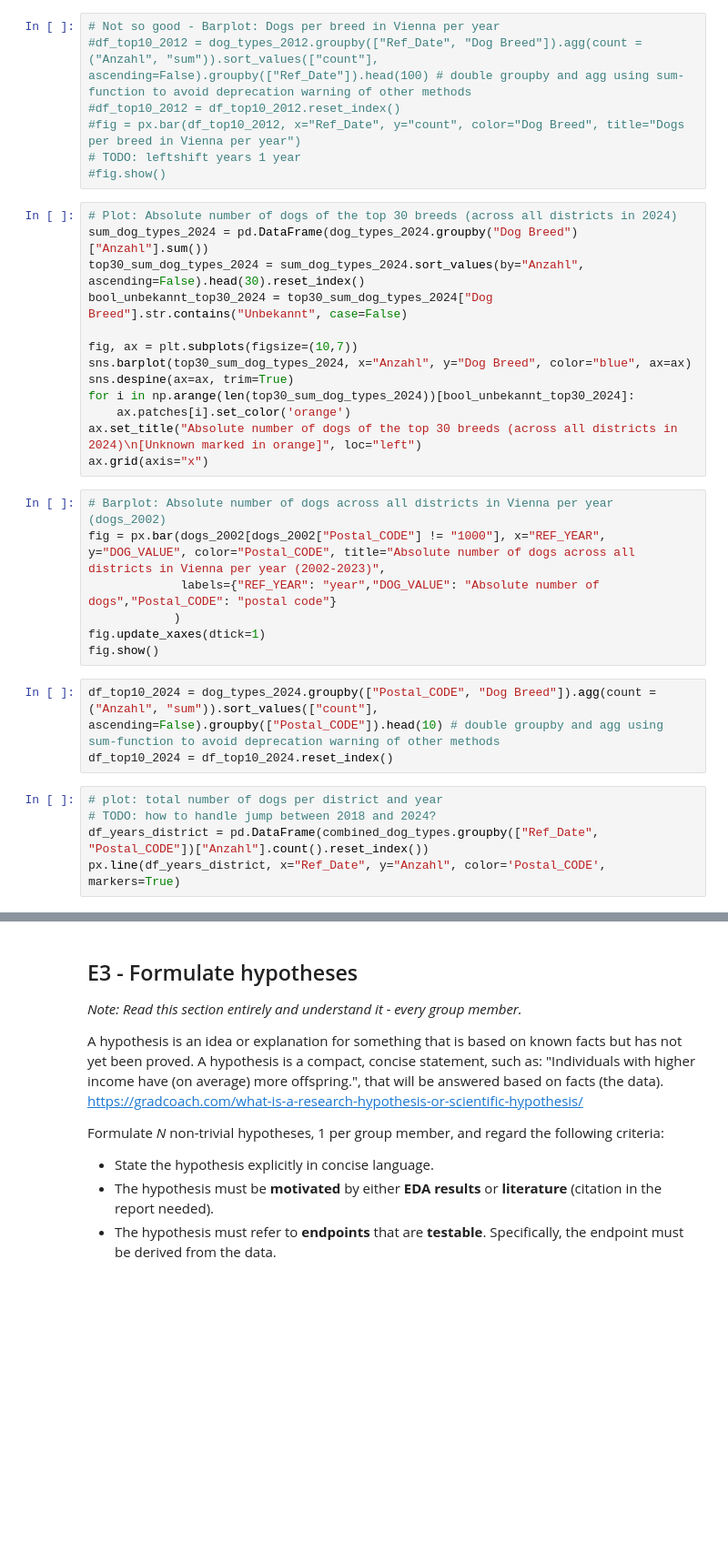
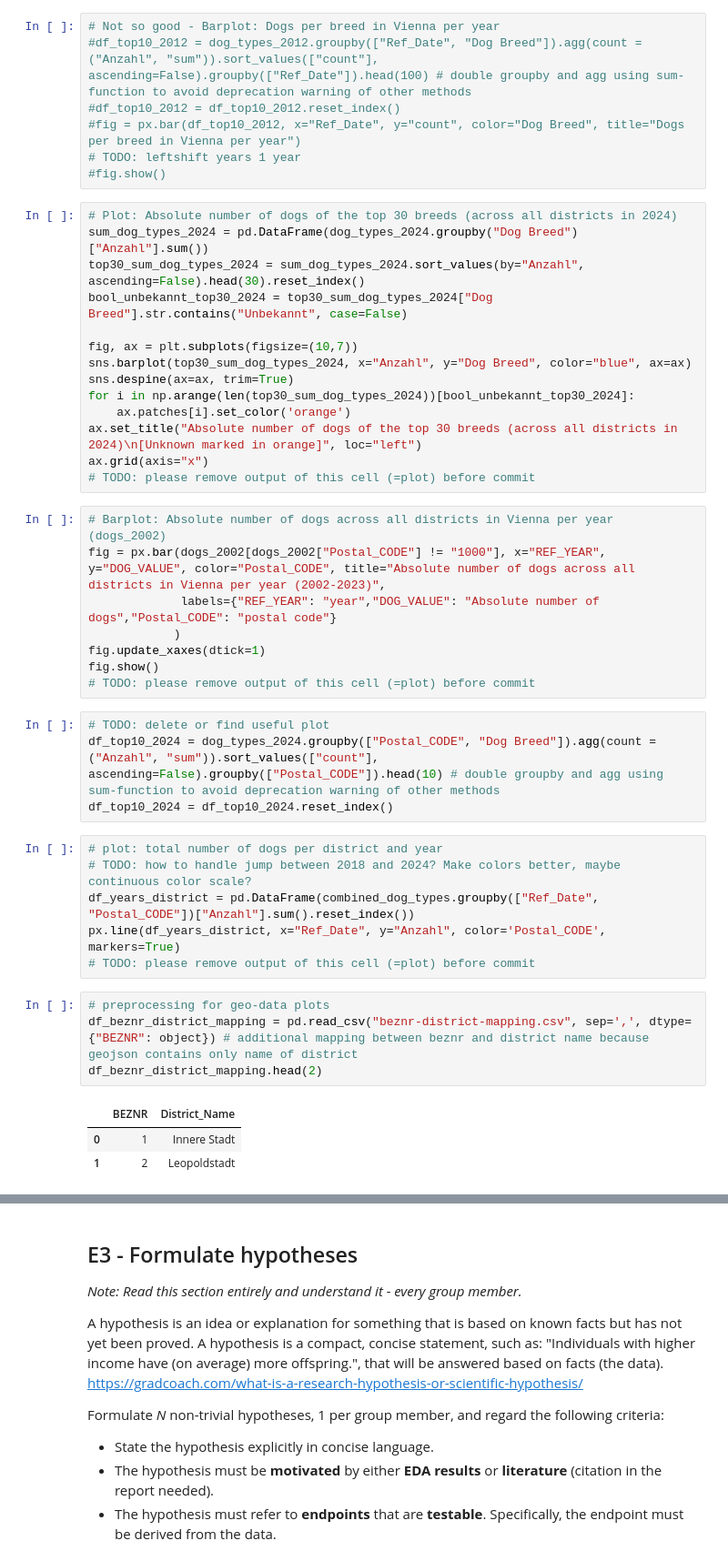
Before and after one commit to theresanother1/dee24-group-project, a Jupyter notebook: prj01.ipynb, the cells around one changed output, grey strips where cells are left out. Shown at 91% size. Cells and saved outputs as stored; diff of their text form; blank space fills up the shorter version.

Commit message:
add geojson mapping and use sum instead of count for geoplots

```diff
--- a/prj01.ipynb
+++ b/prj01.ipynb
@@ -619,6 +620,7 @@ for i in np.arange(len(top30_sum_dog_types_2024))[bool_unbekannt_top30_2024]:
     ax.patches[i].set_color('orange')
 ax.set_title("Absolute number of dogs of the top 30 breeds (across all districts in 2024)\n[Unknown marked in orange]", loc="left")
 ax.grid(axis="x")
+# TODO: please remove output of this cell (=plot) before commit
 # %%
 # Barplot: Absolute number of dogs across all districts in Vienna per year (dogs_2002)
 fig = px.bar(dogs_2002[dogs_2002["Postal_CODE"] != "1000"], x="REF_YEAR", y="DOG_VALUE", color="Postal_CODE", title="Absolute number of dogs across all districts in Vienna per year (2002-2023)",
@@ -626,14 +628,25 @@ fig = px.bar(dogs_2002[dogs_2002["Postal_CODE"] != "1000"], x="REF_YEAR", y="DOG
             )
 fig.update_xaxes(dtick=1)
 fig.show()
+# TODO: please remove output of this cell (=plot) before commit
 # %%
+# TODO: delete or find useful plot
 df_top10_2024 = dog_types_2024.groupby(["Postal_CODE", "Dog Breed"]).agg(count = ("Anzahl", "sum")).sort_values(["count"], ascending=False).groupby(["Postal_CODE"]).head(10) # double groupby and agg using sum-function to avoid deprecation warning of other methods
 df_top10_2024 = df_top10_2024.reset_index()
 # %%
 # plot: total number of dogs per district and year
-# TODO: how to handle jump between 2018 and 2024?
-df_years_district = pd.DataFrame(combined_dog_types.groupby(["Ref_Date", "Postal_CODE"])["Anzahl"].count().reset_index())
+# TODO: how to handle jump between 2018 and 2024? Make colors better, maybe continuous color scale?
+df_years_district = pd.DataFrame(combined_dog_types.groupby(["Ref_Date", "Postal_CODE"])["Anzahl"].sum().reset_index())
 px.line(df_years_district, x="Ref_Date", y="Anzahl", color='Postal_CODE', markers=True)
+# TODO: please remove output of this cell (=plot) before commit
+# %%
+# preprocessing for geo-data plots
+df_beznr_district_mapping = pd.read_csv("beznr-district-mapping.csv", sep=',', dtype={"BEZNR": object}) # additional mapping between beznr and district name because geojson contains only name of district
+df_beznr_district_mapping.head(2)
+# %% [output]
+|  | BEZNR | District_Name |
+| 0 | 1 | Innere Stadt |
+| 1 | 2 | Leopoldstadt |
 # %%
 # plot: total number of dogs per district and year
 df_years_district["BEZNR"] = df_years_district["Postal_CODE"].astype(str).str[1:3].astype("int32").astype(str)
```
Also changed, not shown: parts of 3 cells of this notebook, 1 other file.
